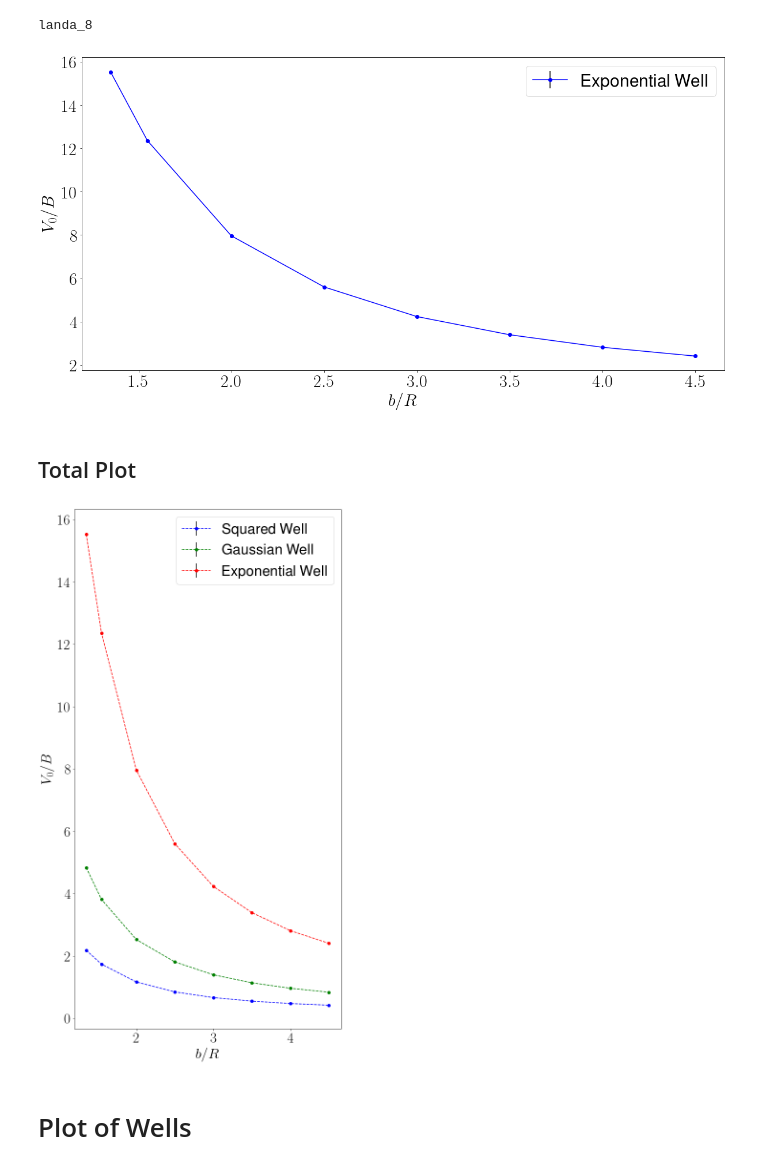
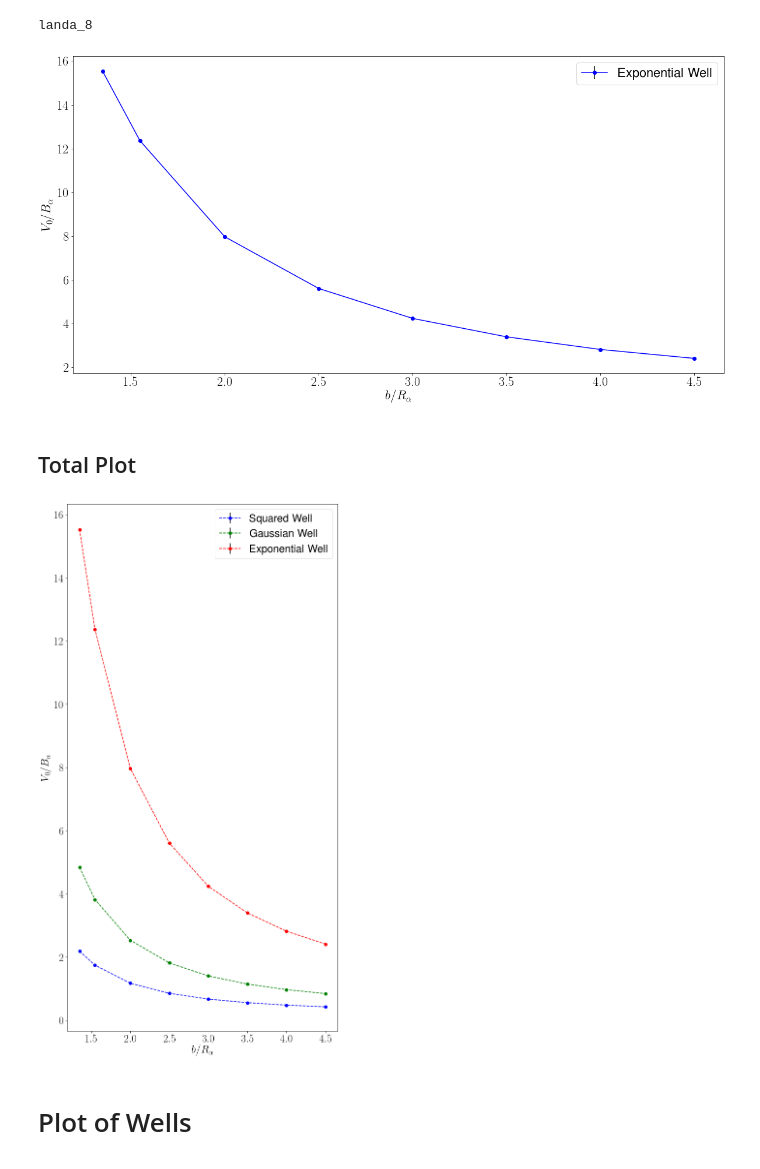
Before and after one commit to pedro-95/few-body, a Jupyter notebook: few_body_2_analysis.ipynb, the cells around one changed output. Drawn from its saved outputs; the diff is of its cells as text; code cells hidden in the pictures.

```diff
--- a/few_body_2_analysis.ipynb
+++ b/few_body_2_analysis.ipynb
@@ -330,27 +332,27 @@ landa_8
 # %%
 plt.figure(figsize=(20,10))
 plt.errorbar(b , landa_alph_exponential_mean , yerr=landa_alph_exponential_error, fmt="bo-" ,ecolor = "k", label = "Exponential Well")
-plt.xlabel(r"$b/R$")
-plt.ylabel(r"$V_{0} / B$")
+plt.xlabel(r"$b/R_{\alpha}$")
+plt.ylabel(r"$V_{0} / B_{\alpha}$")
 plt.legend()
 plt.savefig("plots/Alpha_exponential.pdf", bbox_inches="tight")
 plt.show()
 # %% [output]
-[figure, old version]
+[figure, new version]
 # %% [markdown]
 ## Total Plot
 # %%
 plt.figure(figsize=(10,20))
 plt.errorbar(b , landa_alph_squared_mean , yerr=landa_alph_squared_error, fmt="bo--", ecolor = "k" , label = "Squared Well")
 plt.errorbar(b , landa_alph_gaussian_mean , yerr=landa_alph_gaussian_error, fmt="go--" ,ecolor = "k",  label = "Gaussian Well")
 plt.errorbar(b , landa_alph_exponential_mean , yerr=landa_alph_exponential_error, fmt="ro--" ,ecolor = "k", label = "Exponential Well")
-plt.xlabel(r"$b/R$")
-plt.ylabel(r"$V_{0} / B$")
+plt.xlabel(r"$b/R_{\alpha}$")
+plt.ylabel(r"$V_{0} / B_{\alpha}$")
 plt.legend()
 plt.savefig("plots/Alpha_all.pdf", bbox_inches="tight")
 plt.show()
 # %% [output]
-[figure, old version]
+[figure, new version]
 # %% [markdown]
 # Plot of Wells
 # %%
```
Also changed, not shown: parts of 27 cells of this notebook, 17 other files.
